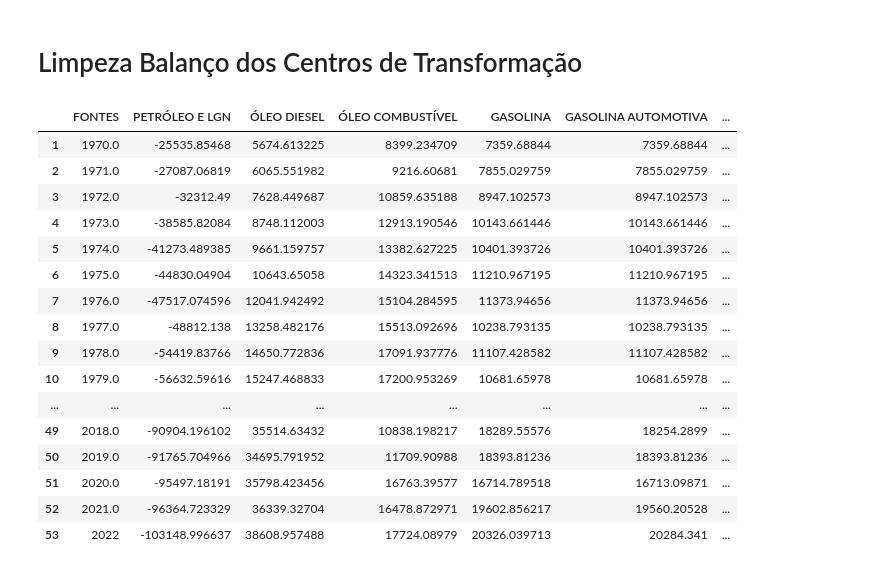
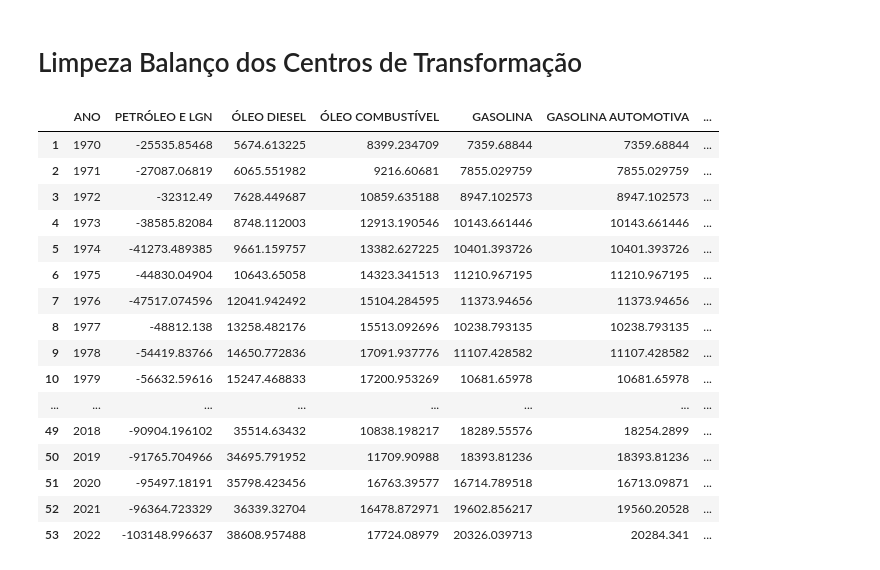
Before and after one commit to scrrpfv/projeto-ip, a Jupyter notebook: Limpezas/limpeza_balanço_centros.ipynb, the cells around one changed output. Drawn from its saved outputs; the diff is of its cells as text; code cells hidden in the pictures.

```diff
--- a/Limpezas/limpeza_balanço_centros.ipynb
+++ b/Limpezas/limpeza_balanço_centros.ipynb
@@ -3,34 +3,43 @@
 # %%
 import pandas as pd
 
 bigtable = pd.read_excel(io='D:/Users/tcl/repos/projeto-ip/databases/Dados EPE/Balanço dos Centros de Transformação.xlsx', usecols='A:BB')
 
 dict = {
-    "REFINARIAS DE PETRÓLEO": bigtable[1:15].transpose().reset_index(drop=True)
+    "REFINARIAS DE PETRÓLEO": bigtable[1:15],
+    "UNIDADES DE PROCESSAMENTO DE GÁS NATURAL": bigtable[21:30],
+    "CENTRAIS ELÉTRICAS - TOTAL (SERVIÇO PÚBLICO + AUTOPRODUÇÃO)": bigtable[35:79],
+    "CENTRAIS ELÉTRICAS DE SERVIÇO PÚBLICO (SP)": bigtable[83:119],
+    "CENTRAIS ELÉTRICAS AUTOPRODUTORAS (APE)": bigtable[123:165],
+    "AUTOPRODUÇÃO NÃO INJETADA NA REDE": bigtable[170:212],
+    "MICRO E MINI GERAÇÃO DISTRIBUIDA": bigtable[217:257],
+    "COQUERIAS": bigtable[261:271]
 }
 
 for df in tuple(dict.keys()):
+    dict[df].transpose().reset_index(drop=True)
     new_header = dict[df].iloc[0]
     dict[df] = dict[df][1:]
     dict[df].columns = new_header
-    dict[df].apply()
+    dict[df].columns.values[0] = 'ANO'
+    dict[df]['ANO'] = dict[df]['ANO'].map(lambda x: int(x))
 
 dict['REFINARIAS DE PETRÓLEO']
 # %% [output]
-|  | FONTES | PETRÓLEO E LGN | ÓLEO DIESEL | ÓLEO COMBUSTÍVEL | GASOLINA | GASOLINA AUTOMOTIVA | ... |
-| 1 | 1970.0 | -25535.85468 | 5674.613225 | 8399.234709 | 7359.68844 | 7359.68844 | ... |
-| 2 | 1971.0 | -27087.06819 | 6065.551982 | 9216.60681 | 7855.029759 | 7855.029759 | ... |
-| 3 | 1972.0 | -32312.49 | 7628.449687 | 10859.635188 | 8947.102573 | 8947.102573 | ... |
-| 4 | 1973.0 | -38585.82084 | 8748.112003 | 12913.190546 | 10143.661446 | 10143.661446 | ... |
-| 5 | 1974.0 | -41273.489385 | 9661.159757 | 13382.627225 | 10401.393726 | 10401.393726 | ... |
-| 6 | 1975.0 | -44830.04904 | 10643.65058 | 14323.341513 | 11210.967195 | 11210.967195 | ... |
-| 7 | 1976.0 | -47517.074596 | 12041.942492 | 15104.284595 | 11373.94656 | 11373.94656 | ... |
-| 8 | 1977.0 | -48812.138 | 13258.482176 | 15513.092696 | 10238.793135 | 10238.793135 | ... |
-| 9 | 1978.0 | -54419.83766 | 14650.772836 | 17091.937776 | 11107.428582 | 11107.428582 | ... |
-| 10 | 1979.0 | -56632.59616 | 15247.468833 | 17200.953269 | 10681.65978 | 10681.65978 | ... |
+|  | ANO | PETRÓLEO E LGN | ÓLEO DIESEL | ÓLEO COMBUSTÍVEL | GASOLINA | GASOLINA AUTOMOTIVA | ... |
+| 1 | 1970 | -25535.85468 | 5674.613225 | 8399.234709 | 7359.68844 | 7359.68844 | ... |
+| 2 | 1971 | -27087.06819 | 6065.551982 | 9216.60681 | 7855.029759 | 7855.029759 | ... |
+| 3 | 1972 | -32312.49 | 7628.449687 | 10859.635188 | 8947.102573 | 8947.102573 | ... |
+| 4 | 1973 | -38585.82084 | 8748.112003 | 12913.190546 | 10143.661446 | 10143.661446 | ... |
+| 5 | 1974 | -41273.489385 | 9661.159757 | 13382.627225 | 10401.393726 | 10401.393726 | ... |
+| 6 | 1975 | -44830.04904 | 10643.65058 | 14323.341513 | 11210.967195 | 11210.967195 | ... |
+| 7 | 1976 | -47517.074596 | 12041.942492 | 15104.284595 | 11373.94656 | 11373.94656 | ... |
+| 8 | 1977 | -48812.138 | 13258.482176 | 15513.092696 | 10238.793135 | 10238.793135 | ... |
+| 9 | 1978 | -54419.83766 | 14650.772836 | 17091.937776 | 11107.428582 | 11107.428582 | ... |
+| 10 | 1979 | -56632.59616 | 15247.468833 | 17200.953269 | 10681.65978 | 10681.65978 | ... |
 | ... | ... | ... | ... | ... | ... | ... | ... |
-| 49 | 2018.0 | -90904.196102 | 35514.63432 | 10838.198217 | 18289.55576 | 18254.2899 | ... |
-| 50 | 2019.0 | -91765.704966 | 34695.791952 | 11709.90988 | 18393.81236 | 18393.81236 | ... |
-| 51 | 2020.0 | -95497.18191 | 35798.423456 | 16763.39577 | 16714.789518 | 16713.09871 | ... |
-| 52 | 2021.0 | -96364.723329 | 36339.32704 | 16478.872971 | 19602.856217 | 19560.20528 | ... |
+| 49 | 2018 | -90904.196102 | 35514.63432 | 10838.198217 | 18289.55576 | 18254.2899 | ... |
+| 50 | 2019 | -91765.704966 | 34695.791952 | 11709.90988 | 18393.81236 | 18393.81236 | ... |
+| 51 | 2020 | -95497.18191 | 35798.423456 | 16763.39577 | 16714.789518 | 16713.09871 | ... |
+| 52 | 2021 | -96364.723329 | 36339.32704 | 16478.872971 | 19602.856217 | 19560.20528 | ... |
 | 53 | 2022 | -103148.996637 | 38608.957488 | 17724.08979 | 20326.039713 | 20284.341 | ... |
```
